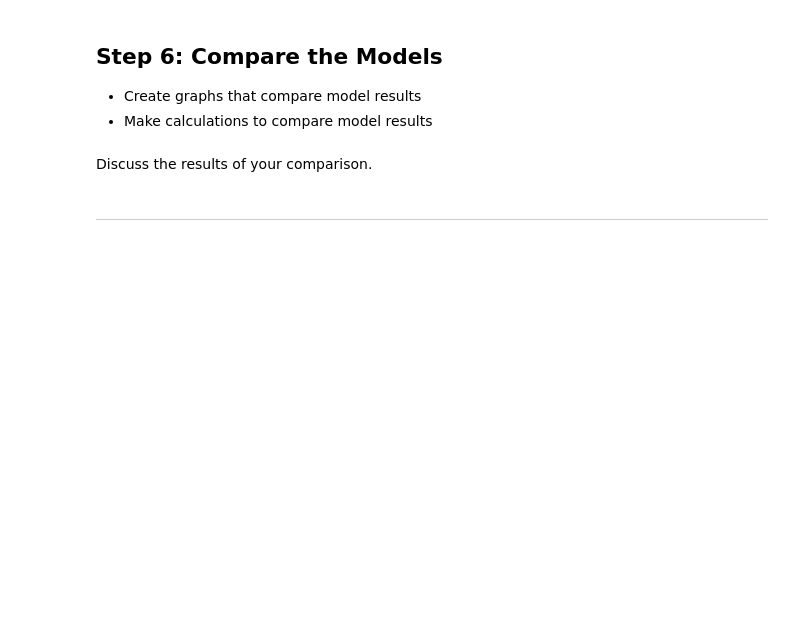
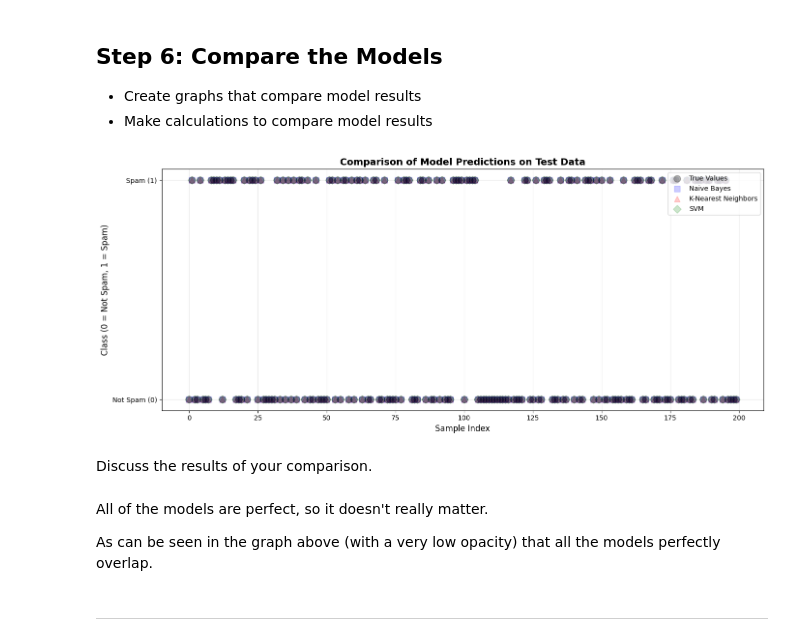
Before and after one commit to SnowSE/project-classification-1-cody-howell, a Jupyter notebook: notebooks/spam_classification.ipynb, the cells around one changed output. Saved outputs shown, nothing was run; the diff lists cells and outputs as text; code cells hidden in the pictures; blank space fills up the shorter version.

```diff
--- a/notebooks/spam_classification.ipynb
+++ b/notebooks/spam_classification.ipynb
@@ -105,7 +105,7 @@ nb_model
 # %% [output]
 GaussianNB()
 # %%
-y_pred = nb_model.predict(X_test)
+y_pred_nb = nb_model.predict(X_test)
 # %% [markdown]
 Display your confusion matrix and your classification report.
 # %%
@@ -130,7 +130,7 @@ weighted avg       1.00      1.00      1.00       200
 # %%
 from sklearn.neighbors import KNeighborsClassifier
 
-k = 17
+k = 5
 
 knn_class = KNeighborsClassifier(n_neighbors=k, metric='euclidean')
 knn_class.fit(X, y)
@@ -139,5 +139,5 @@ KNeighborsClassifier(metric='euclidean', n_neighbors=17)
 # %%
-y_pred = knn_class.predict(X_test)
+y_pred_knn = knn_class.predict(X_test)
 # %% [markdown]
 Display your confusion matrix and classification report.
 # %%
@@ -164,7 +164,7 @@ svm_class.fit(X, y)
 # %% [output]
 LinearSVC(C=1, loss='hinge')
 # %%
-y_pred = svm_class.predict(X_test)
+y_pred_svm = svm_class.predict(X_test)
 # %% [markdown]
 Display your confusion matrix and your classification report.
 # %%
@@ -185,8 +185,34 @@ weighted avg       1.00      1.00      1.00       200
 ## Step 6: Compare the Models
 * Create graphs that compare model results
 * Make calculations to compare model results
+# %%
+import matplotlib.pyplot as plt
+
+plt.figure(figsize=(14, 6))
+
+x_indices = range(len(y_test))
+
+plt.scatter(x_indices, y_test, color='black', marker='o', s=100, alpha=0.3, label='True Values', zorder=4)
+plt.scatter(x_indices, y_pred_nb, color='blue', marker='s', s=70, alpha=0.2, label='Naive Bayes', zorder=3)
+plt.scatter(x_indices, y_pred_knn, color='red', marker='^', s=70, alpha=0.2, label='K-Nearest Neighbors', zorder=2)
+plt.scatter(x_indices, y_pred_svm, color='green', marker='D', s=70, alpha=0.2, label='SVM', zorder=1)
+
+plt.xlabel('Sample Index', fontsize=12)
+plt.ylabel('Class (0 = Not Spam, 1 = Spam)', fontsize=12)
+plt.title('Comparison of Model Predictions on Test Data', fontsize=14, fontweight='bold')
+plt.legend(loc='upper right', fontsize=10)
+plt.yticks([0, 1], ['Not Spam (0)', 'Spam (1)'])
+plt.grid(True, alpha=0.3)
+plt.tight_layout()
+plt.show()
+# %% [output]
+[figure, added]
 # %% [markdown]
 Discuss the results of your comparison.
+# %% [markdown]
+All of the models are perfect, so it doesn't really matter.
+
+As can be seen in the graph above (with a very low opacity) that all the models perfectly overlap.
 # %% [markdown]
 ---
 # %% [markdown]
```
Also changed, not shown: parts of 6 cells of this notebook.
